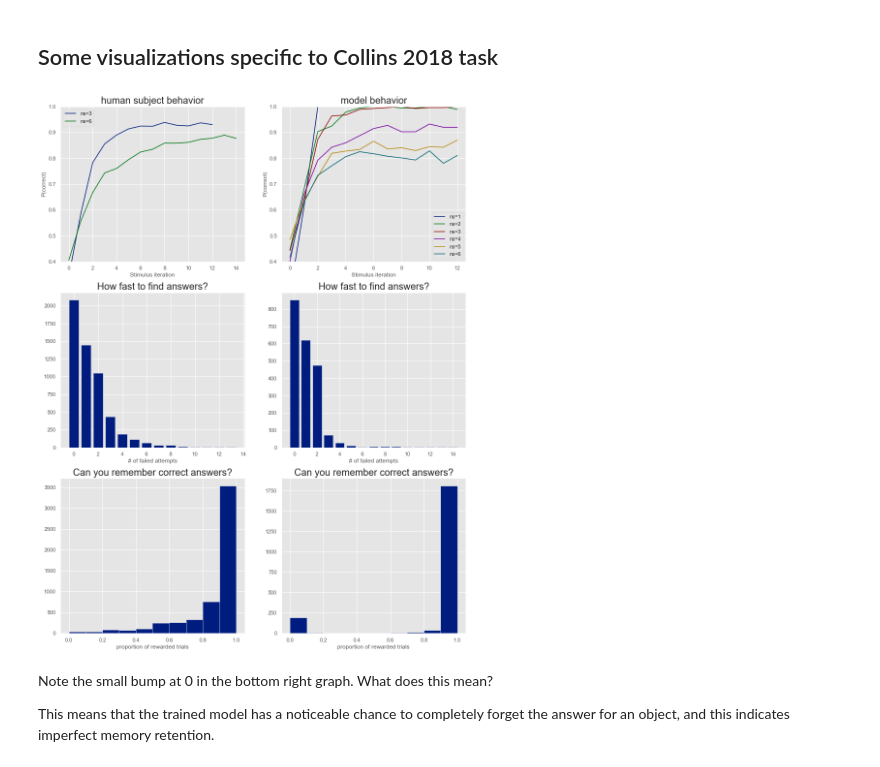
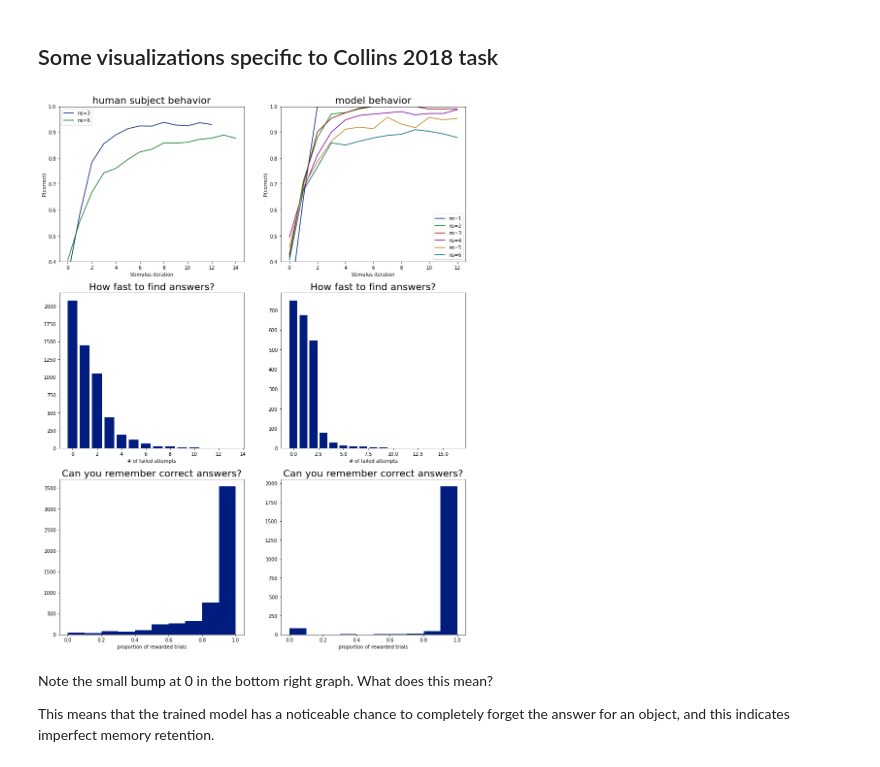
Before and after one commit to jasonmhwu/noisyMetaRL, a Jupyter notebook: Collins2018Task.ipynb, the cells around one changed output. Saved outputs shown, nothing was run; the diff lists cells and outputs as text; code cells hidden in the pictures.

```diff
--- a/Collins2018Task.ipynb
+++ b/Collins2018Task.ipynb
@@ -57,7 +81,7 @@ from envs.Collins2018 import Collins2018Task
 
 env = Collins2018Task(num_objects=(1, 2, 3, 4, 5, 6))
 
-sims = [Simulation('./outputs/Collins2018/A2C-LSTM20', env)]
+sims = [Simulation('./outputs/Collins2018/A2C-LSTM50', env, load_params_file_idx=20_000_000)]
 sims[0].evaluate(num_test_episodes=600, num_trials=100, verbose=True)
 # %% [output]
 WARNING: Entity <bound method Flatten.call of <tensorflow.python.layers.core.Flatten object at 0x...>> could not be transformed and will be executed as-is. Please report this to the AutgoGraph team. W ...
@@ -91,25 +114,25 @@ plot_training_progress(sims[0].model_path)
 # %%
 from utils.visualization import plot_associative_learning_progress, calc_exploration_and_retention
 from utils.utils import behav2sim
 
 df_behav = behav2sim()
 df_model = sims[0].rollouts
 dfs = [df_behav, df_model]
 
 fig, axs = plt.subplots(3, len(dfs), figsize=(15, 20))
 axs[0, 0].set_title('human subject behavior')
-axs[0, 1].set_title('model behavior', )
+axs[0, 1].set_title('model behavior')
 for mdl in range(len(dfs)):
     # does the model learn after multiple stimulus presentations?
     plot_associative_learning_progress(axs[0, mdl], dfs[mdl])
 
     # does the model learn to attempt different actions after failed trials (before the single success)?
     calc_exploration_and_retention([axs[1, mdl], axs[2, mdl]], dfs[mdl])
 
 
 # insight: network should be quite larger than the optimal size
 # %% [output]
-[figure, old version]
+[figure, new version]
 # %% [markdown]
 Note the small bump at 0 in the bottom right graph. What does this mean?
 
```
Also changed, not shown: parts of 14 cells of this notebook, 13 other files.
